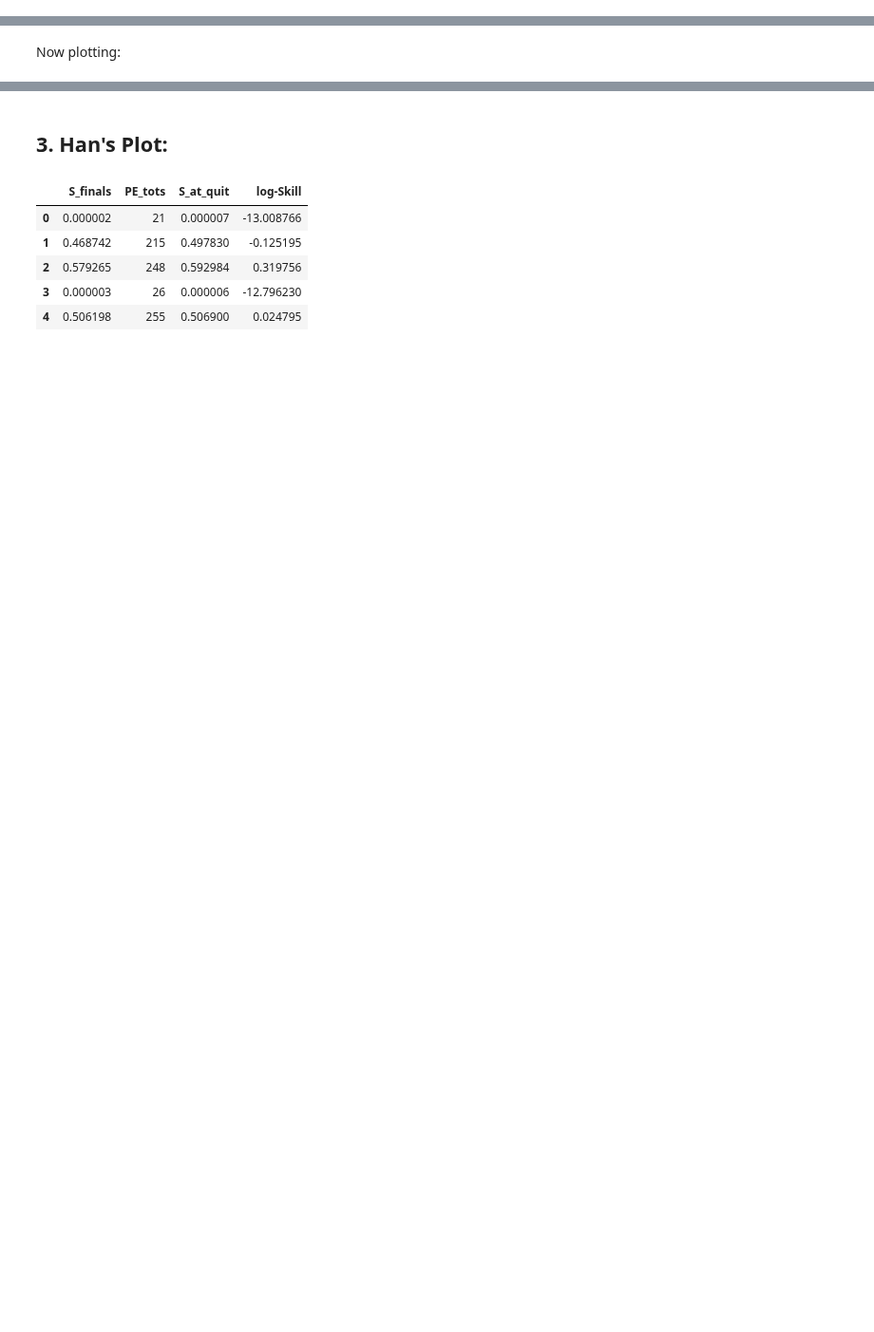
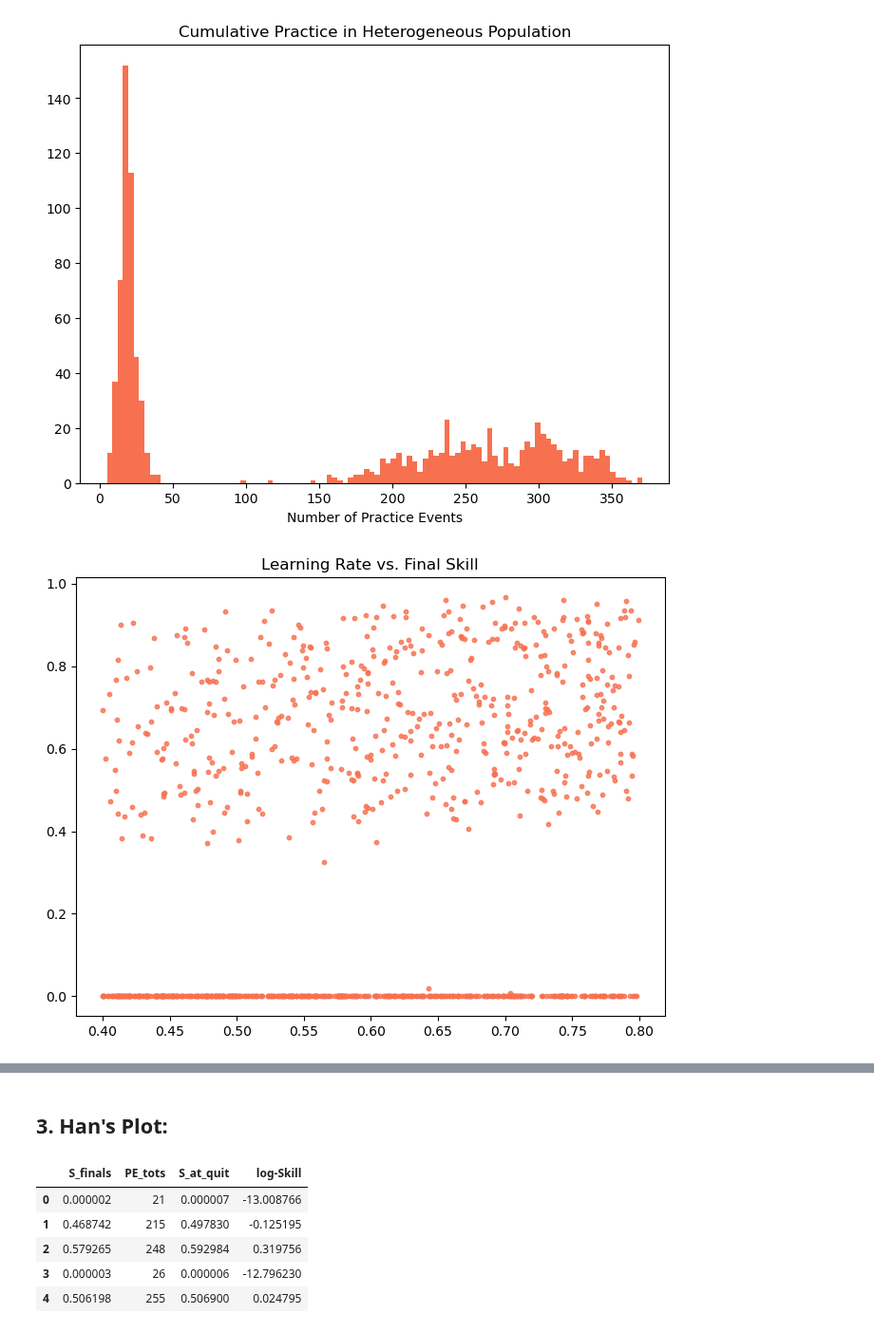
Before and after one commit to plaskar/rps_model, a Jupyter notebook: notebooks/Individual Differences.ipynb, the cells around one changed output, grey strips where cells are left out. Shown at 95% size. Cells and saved outputs as stored; diff of their text form; code cells hidden in the pictures; blank space fills up the shorter version.

```diff
--- a/notebooks/Individual Differences.ipynb
+++ b/notebooks/Individual Differences.ipynb
@@ -42,39 +53,89 @@ ass = np.repeat(0.2, n_agents) # min. practice rates
 bs = np.repeat(5, n_agents) # success sensitivity
 S0s = np.repeat(0.1, n_agents) # initial skills
 prac_rate0s = np.repeat(0.1, n_agents) # Initial practice rates
 
 
 # lists for saving data:
-S_finals = [] # final skills
-PE_tots = [] # total practice events
-S_at_quit = [] # skill at quitting time
+S_finals_log = [] # final skills
+PE_tots_log = [] # total practice events
+S_at_quit_log = [] # skill at quitting time
 
+#
 for i in range(n_agents):
     LC_log = logistic_learning(alpha=alphas[i], skill_max=skill_maxs[i]) # learning curve
     F_exp = exponential_forgetting(betas[i]) # forgetting curve
     PR_simple = simple_linear_rate(a=ass[i], b=bs[i]) # practice rate
 
     # Simulate learning of agent i:
     model_ = RPS_core(learning_func=LC_log,
                       forgetting_func=F_exp,
                       practice_rate_func=PR_simple,
                       waiting_time_dist=exponential_waiting_time,
                       initial_skill=S0s[i],
                       initial_practice_rate=prac_rate0s[i],
                       max_time=100)
 
     model_.run_simulation()
 
 
     # Store sim data:
-    S_finals.append(model_.final_skill)
-    PE_tots.append(model_.total_practice_events)
-    S_at_quit.append(model_.skill_levels[-2])
+    S_finals_log.append(model_.final_skill)
+    PE_tots_log.append(model_.total_practice_events)
+    S_at_quit_log.append(model_.skill_levels[-2])
 
 
 
 
 # Make dataframe:
-df_ID_alpha = pd.DataFrame({'S_finals': S_finals,
-                            'PE_tots':PE_tots,
-                            'S_at_quit': S_at_quit})
+df_log_ID_alpha = pd.DataFrame({'S_finals': S_finals_log,
+                            'PE_tots':PE_tots_log,
+                            'S_at_quit': S_at_quit_log})
+
+
+# ----- Plotting -------
+dotsize=10
+
+# Histogram of total practice events:
+plt.figure(figsize=(8,6))
+plt.hist(np.array(PE_tots_log), bins=100, color=sigmoid_colour, alpha=1)
+plt.title('Cumulative Practice in Heterogeneous Population')
+plt.xlabel('Number of Practice Events')
+plt.show()
+
+
+
+# ---- Effect of individual diffs. in learning rate ----
+# Learning rate vs. Final Skill
+plt.figure(figsize=(8, 6))
+plt.scatter(alphas, S_finals_log, s=dotsize, color=sigmoid_colour, alpha=0.8)
+plt.title('Learning Rate vs. Final Skill')
+plt.show()
+
+
+# Learning rate vs. Total Practice Events
+plt.figure(figsize=(8, 6))
+plt.scatter(alphas, PE_tots_log, s=dotsize, color=sigmoid_colour, alpha=0.5)
+plt.title('Learning Rate vs. Total Practice Events')
+plt.show()
+
+
+# ----- Effect of individual diffs. in S_max -------
+# S_max vs. Final Skill
+plt.figure(figsize=(8, 6))
+plt.scatter(skill_maxs, S_finals_log, s=dotsize, alpha=0.8, color=sigmoid_colour)
+plt.plot([0.5, 1], [0.5, 1], color='black', lw=5, alpha=0.6, ls='--') # y=x line
+plt.title('Final Skill vs. S_max',  fontsize=22)
+plt.xlabel('S_max',  fontsize=18)
+plt.ylabel('Final Skill',  fontsize=18)
+plt.show()
+
+# S_max vs. Tot. Practice Events
+plt.figure(figsize=(8, 6))
+plt.scatter(skill_maxs, PE_tots_log, s=dotsize, alpha=0.8, color=sigmoid_colour)
+plt.title('Total Practice vs. S_max', fontsize=22)
+plt.xlabel('S_max', fontsize=18)
+plt.ylabel('Total-Practice',  fontsize=18)
+plt.show()
+# %% [output]
+[figure, added]
+[figure, added]
@@ -81,2 +144,0 @@ df_ID_alpha = pd.DataFrame({'S_finals': S_finals,
-# %% [markdown]
-Now plotting:
```
Also changed, not shown: parts of 15 cells of this notebook, 40 other files.
